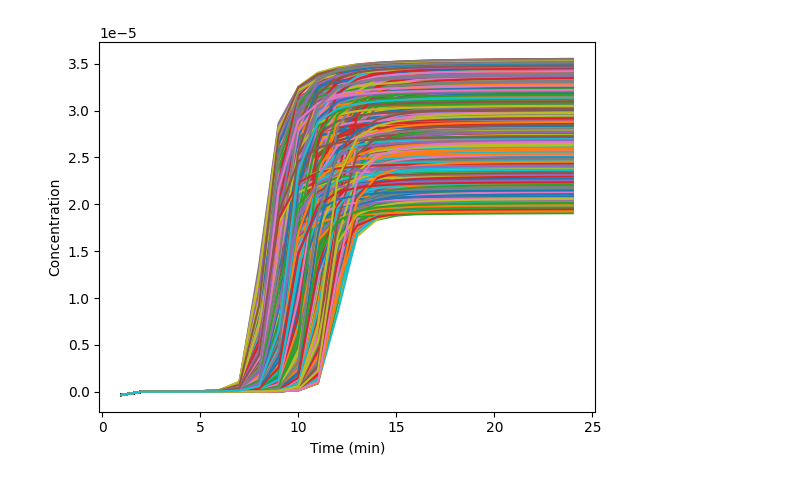
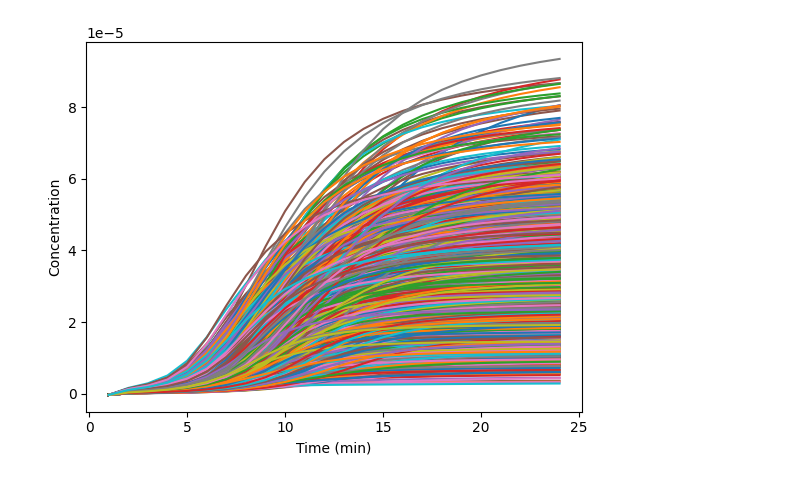
Before and after one commit to mdsnbutler/ChE2410-Project-2, a Jupyter notebook: 5_parametric sensitivity analysis.ipynb, the cells around one changed output. Cells and saved outputs as stored; diff of their text form; code cells hidden in the pictures.

```diff
--- a/5_parametric sensitivity analysis.ipynb
+++ b/5_parametric sensitivity analysis.ipynb
@@ -7,7 +7,8 @@ from scipy.optimize import minimize
 from scipy.optimize import Bounds
 from plotdf import plotdf
 
-sol = [1.14609260e+06, 2.06724401e-05, 9.82450961e+00]
+sol = [4.35923617e-01, 1.51728394e+05, 4.56628831e-05, 3.63518130e+00,
+       4.51944641e+00, 1.47636087e+00]
 data = pd.read_excel('data.xlsx')
 s=1.38476998e-05
 mu=7
@@ -17,25 +18,30 @@ hpin = hbin/2
 hpx = [1, 24]
 hpy = [hpin, 0]
 ic = ([data.loc[0, "hpadj mol/dL"], hpin, data.loc[0, "cadj mol/dL"]])
-ac = (10E5, s*3, 8)
 
-def func(x, t, kr, sB, muB):
+def func(x, t, yB, kr, sB, muB, zB, rB):
     B, P, C = x
-    dB = - kr * B * P + sB/((((t-muB)**2)+1)**(3/2))
+    dB = - kr * B * P + sB/((((t*yB-muB)**2)+zB)**(rB))
     dP = - kr * B * P
     dC = s/((((t-mu)**2)+1)**(3/2))
     return(dB, dP, dC)
 
-y = odeint(func, ic, data["time"], args=(sol[0], sol[1], sol[2]))
-y1 = odeint(func, ic, data["time"], args=(sol[0]*1.01, sol[1], sol[2]))
-y2 = odeint(func, ic, data["time"], args=(sol[0], sol[1]*1.01, sol[2]))
-y3 = odeint(func, ic, data["time"], args=(sol[0], sol[1], sol[2]*1.01))
+y = odeint(func, ic, data["time"], args=(sol[0], sol[1], sol[2], sol[3], sol[4], sol[5]))
+y1 = odeint(func, ic, data["time"], args=(sol[0]*1.01, sol[1], sol[2], sol[3], sol[4], sol[5]))
+y2 = odeint(func, ic, data["time"], args=(sol[0], sol[1]*1.01, sol[2], sol[3], sol[4], sol[5]))
+y3 = odeint(func, ic, data["time"], args=(sol[0], sol[1], sol[2]*1.01, sol[3], sol[4], sol[5]))
+y4 = odeint(func, ic, data["time"], args=(sol[0], sol[1], sol[2], sol[3]*1.01, sol[4], sol[5]))
+y5 = odeint(func, ic, data["time"], args=(sol[0], sol[1], sol[2], sol[3], sol[4]*1.01, sol[5]))
+y6 = odeint(func, ic, data["time"], args=(sol[0], sol[1], sol[2], sol[3], sol[4], sol[5]*1.01))
 
 #print(fitdata)
 plt.ylabel("Sensitivity of Concentration")
-plt.plot(data["time"], ((y1[:,1] - y[:,1])/y[:,1])/0.01,'b', label = "kr");
-plt.plot(data["time"], ((y2[:,1] - y[:,1])/y[:,1])/0.01,'r', label = "sB");
-plt.plot(data["time"],((y3[:,1] - y[:,1])/y[:,1])/0.01,'g', label = "muB");
+plt.plot(data["time"], ((y1[:,0] - y[:,0])/y[:,0])/0.01,'b', label = "yB")
+plt.plot(data["time"], ((y2[:,0] - y[:,0])/y[:,0])/0.01,'r', label = "kr")
+plt.plot(data["time"],((y3[:,0] - y[:,0])/y[:,0])/0.01,'g', label = "sB")
+plt.plot(data["time"], ((y4[:,0] - y[:,0])/y[:,0])/0.01,'r', label = "muB")
+plt.plot(data["time"],((y5[:,0] - y[:,0])/y[:,0])/0.01,'g', label = "zB")
+plt.plot(data["time"],((y6[:,0] - y[:,0])/y[:,0])/0.01,'g', label = "rB")
 plt.xlabel("Time (min)")
 plt.ylabel("Sensitivity of Concentration")
 plt.legend(loc = "right")
@@ -62,17 +53,20 @@ plt.show()
 # %%
 N = 1000
 perc = 0.8
-kr = np.random.uniform(sol[0]*perc,sol[0]*(2-perc),N)
-sB = np.random.uniform(sol[1]*perc,sol[1]*(2-perc),N)
-muB = np.random.uniform(sol[2]*perc,sol[2]*(2-perc),N)
+yB = np.random.uniform(sol[0]*perc,sol[0]*(2-perc),N)
+kr = np.random.uniform(sol[1]*perc,sol[1]*(2-perc),N)
+sB = np.random.uniform(sol[2]*perc,sol[2]*(2-perc),N)
+muB = np.random.uniform(sol[3]*perc,sol[3]*(2-perc),N)
+zB = np.random.uniform(sol[4]*perc,sol[4]*(2-perc),N)
+rB = np.random.uniform(sol[5]*perc,sol[5]*(2-perc),N)
 
 P = np.zeros(N)
 
 for m in np.arange(0,N,1):
-    output = odeint(func, y0=ic, t=time, args = (kr[m],sB[m],muB[m]));
+    output = odeint(func, y0=ic, t=time, args = (yB[m], kr[m],sB[m],muB[m], zB[m], rB[m]));
     plt.plot(data["time"],output[:,0])
     plt.xlabel("Time (min)")
     plt.ylabel("Concentration")
     P[m]=output[-1,1]
 # %% [output]
-[figure, old version]
+[figure, new version]
```
Also changed, not shown: parts of 3 cells of this notebook, 10 other files.
